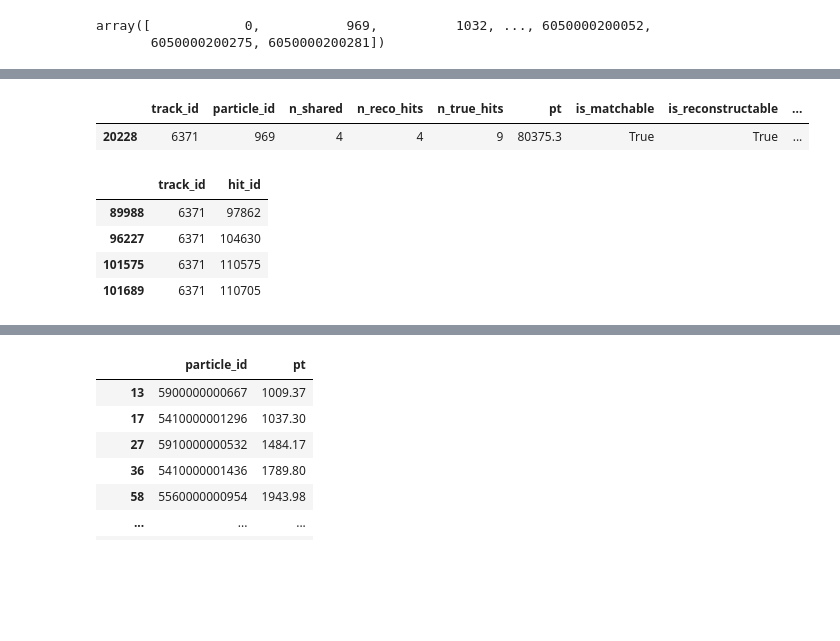
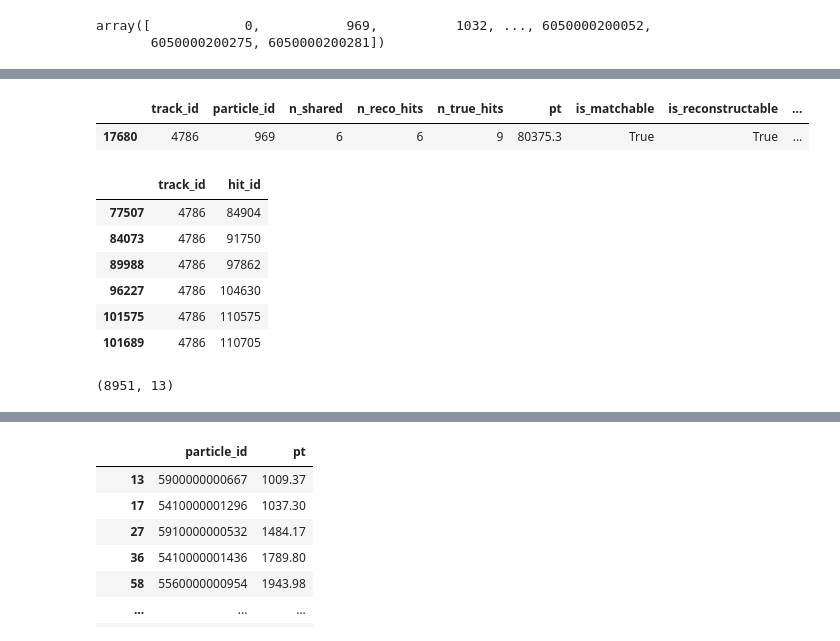
Before and after one commit to xju2/visual_tracks, a Jupyter notebook: notebooks/graph_segment.ipynb, the cells around one changed output, grey strips where cells are left out. Saved outputs shown, nothing was run; the diff lists cells and outputs as text; code cells hidden in the pictures; blank space fills up the shorter version.

Commit message:
evaluate the tracks

```diff
--- a/notebooks/graph_segment.ipynb
+++ b/notebooks/graph_segment.ipynb
@@ -174,13 +173,15 @@ matching_df[matching_df.particle_id == 969]
 # %%
-matching_df[matching_df.track_id == 6371]
+matching_df[matching_df.track_id == 4786]
 # %% [output]
 |  | track_id | particle_id | n_shared | n_reco_hits | n_true_hits | pt | is_matchable | is_reconstructable | ... |
-| 20228 | 6371 | 969 | 4 | 4 | 9 | 80375.3 | True | True | ... |
+| 17680 | 4786 | 969 | 6 | 6 | 9 | 80375.3 | True | True | ... |
 # %%
-submission[submission.track_id == 6371]
+submission[submission.track_id == 4786]
 # %% [output]
 |  | track_id | hit_id |
-| 89988 | 6371 | 97862 |
-| 96227 | 6371 | 104630 |
-| 101575 | 6371 | 110575 |
-| 101689 | 6371 | 110705 |
+| 77507 | 4786 | 84904 |
+| 84073 | 4786 | 91750 |
+| 89988 | 4786 | 97862 |
+| 96227 | 4786 | 104630 |
+| 101575 | 4786 | 110575 |
+| 101689 | 4786 | 110705 |
@@ -186,0 +195,5 @@ submission[submission.track_id == 6371]
+# %%
+particles_of_interest = matching_df[pid_cuts].drop_duplicates(subset=["event_id", "particle_id"])
+particles_of_interest.shape
+# %% [output]
+(8951, 13)
```
Also changed, not shown: parts of 18 cells of this notebook, 5 other files.
